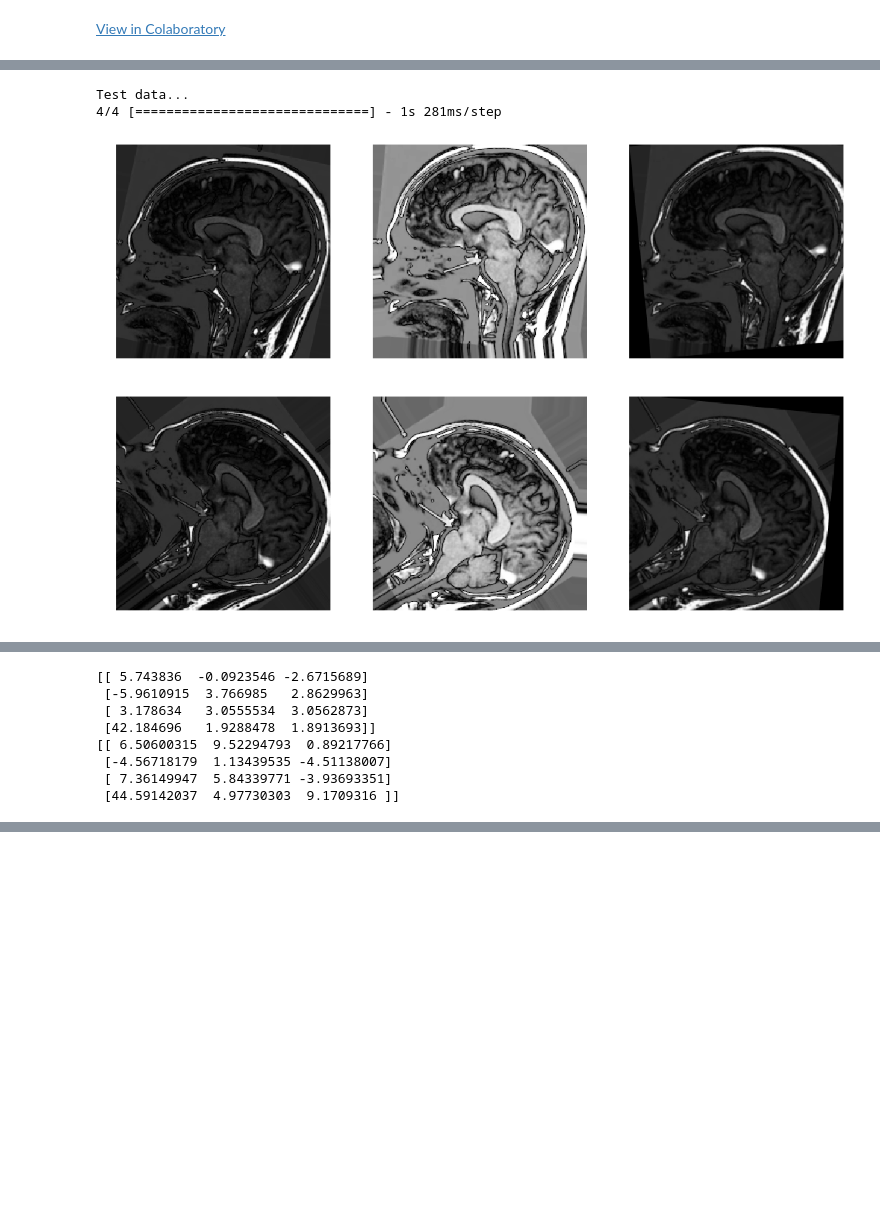
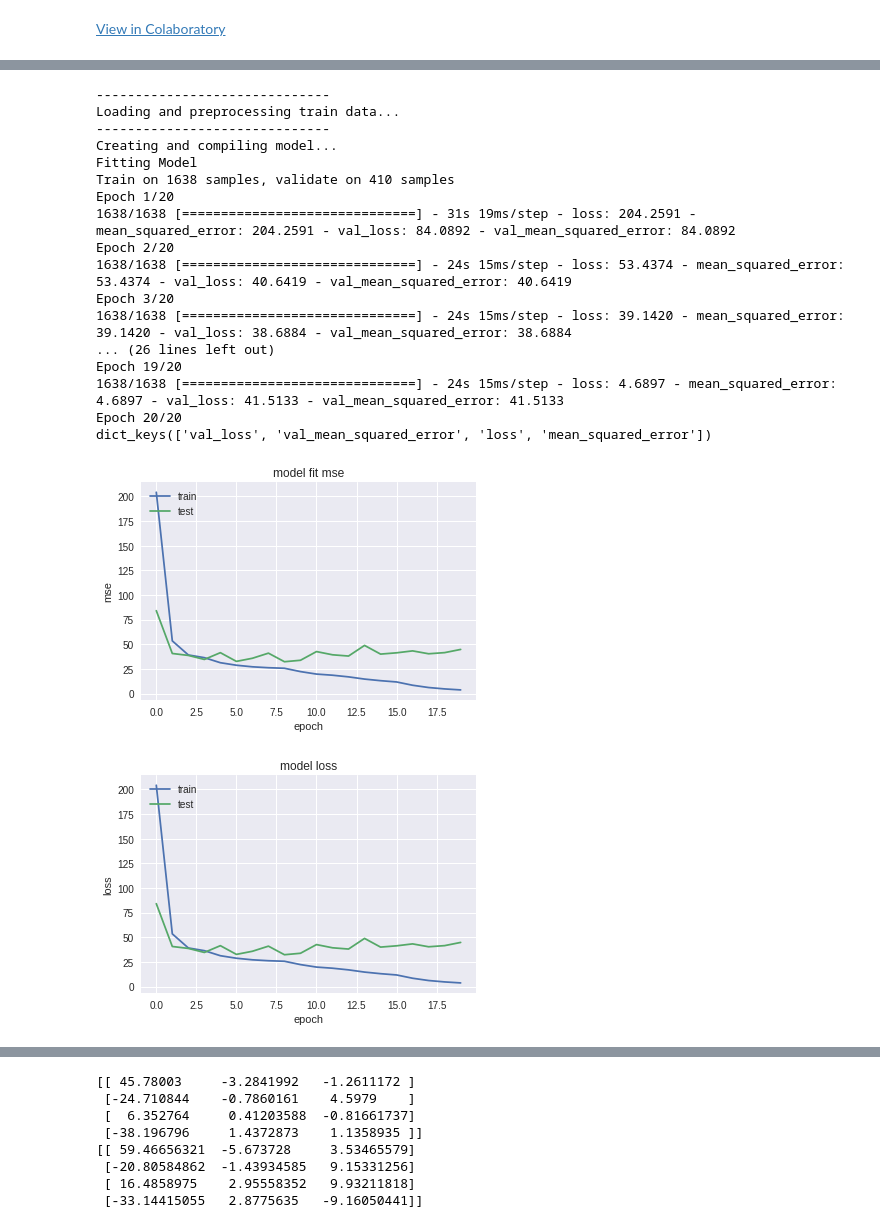
Before and after one commit to ajoshiusc/BrainSync, a Jupyter notebook: deep_rigid.ipynb, the cells around one changed output, grey strips where cells are left out. Saved outputs shown, nothing was run; the diff lists cells and outputs as text; code cells hidden in the pictures; blank space fills up the shorter version.

```diff
--- a/deep_rigid.ipynb
+++ b/deep_rigid.ipynb
@@ -197,7 +197,7 @@ def train_model():
 def test_model():
 
     print('Test data...')
-    img = resize(rgb2gray(imread('sample_brain.png')).astype('float32'),(img_rows,img_cols),mode='reflect')
+    img = resize(rgb2gray(imread('brain2.png')).astype('float32'),(img_rows,img_cols),mode='reflect')
     mean = np.mean(img)  # mean for data centering
     std = np.std(img)  # std for data normalization
 
@@ -214,35 +214,50 @@ def test_model():
     pred_theta = rrmodel.predict(imgs_test, verbose=1)
 
     for jj in range(4):
         fig=plt.figure(figsize=(20,10));
         fig.add_subplot(1,3,1);ax = plt.gca(); ax.grid(False)
         plt.axis('off')
         plt.imshow(np.absolute(imgs_test[jj,:,:,0].squeeze()),cmap='gray')
         fig.add_subplot(1,3,2);ax = plt.gca(); ax.grid(False)
         plt.axis('off')
         plt.imshow(np.absolute(imgs_test[jj,:,:,1].squeeze()),cmap='gray')
         aff = tf.AffineTransform(rotation = (np.pi/180.0)*pred_theta[jj,0], translation=(pred_theta[jj,1],pred_theta[jj,2]))
         img2 = tf.warp(np.absolute(imgs_test[jj,:,:,0].squeeze()),aff)
         fig.add_subplot(1,3,3);ax = plt.gca(); ax.grid(False)
         plt.axis('off')
         plt.imshow(img2,cmap='gray')
         plt.show()
 
 
 
 
 
     print(pred_theta)
     print(out_test)
 
 
 
 if __name__ == '__main__':
-    #train_model()
+    train_model()
     test_model()
 # %% [output]
 [interactive output not drawn]
-Test data...
-4/4 [==============================] - 1s 281ms/step
+------------------------------
+Loading and preprocessing train data...
+------------------------------
+Creating and compiling model...
+Fitting Model
+Train on 1638 samples, validate on 410 samples
+Epoch 1/20
+1638/1638 [==============================] - 31s 19ms/step - loss: 204.2591 - mean_squared_error: 204.2591 - val_loss: 84.0892 - val_mean_squared_error: 84.0892
+Epoch 2/20
+1638/1638 [==============================] - 24s 15ms/step - loss: 53.4374 - mean_squared_error: 53.4374 - val_loss: 40.6419 - val_mean_squared_error: 40.6419
+Epoch 3/20
+1638/1638 [==============================] - 24s 15ms/step - loss: 39.1420 - mean_squared_error: 39.1420 - val_loss: 38.6884 - val_mean_squared_error: 38.6884
+... (26 lines left out)
+Epoch 19/20
+1638/1638 [==============================] - 24s 15ms/step - loss: 4.6897 - mean_squared_error: 4.6897 - val_loss: 41.5133 - val_mean_squared_error: 41.5133
+Epoch 20/20
+dict_keys(['val_loss', 'val_mean_squared_error', 'loss', 'mean_squared_error'])
-[figure, old version]
+[figure, new version]
-[figure, old version]
+[figure, new version]
@@ -251,8 +267,0 @@ Test data...
-[[ 5.743836  -0.0923546 -2.6715689]
- [-5.9610915  3.766985   2.8629963]
- [ 3.178634   3.0555534  3.0562873]
- [42.184696   1.9288478  1.8913693]]
-[[ 6.50600315  9.52294793  0.89217766]
- [-4.56718179  1.13439535 -4.51138007]
- [ 7.36149947  5.84339771 -3.93693351]
- [44.59142037  4.97730303  9.1709316 ]]
@@ -258,0 +270,8 @@ Test data...
+[[ 45.78003     -3.2841992   -1.2611172 ]
+ [-24.710844    -0.7860161    4.5979    ]
+ [  6.352764     0.41203588  -0.81661737]
+ [-38.196796     1.4372873    1.1358935 ]]
+[[ 59.46656321  -5.673728     3.53465579]
+ [-20.80584862  -1.43934585   9.15331256]
+ [ 16.4858975    2.95558352   9.93211818]
+ [-33.14415055   2.8775635   -9.16050441]]
```
Also changed, not shown: parts of 1 cell of this notebook.
